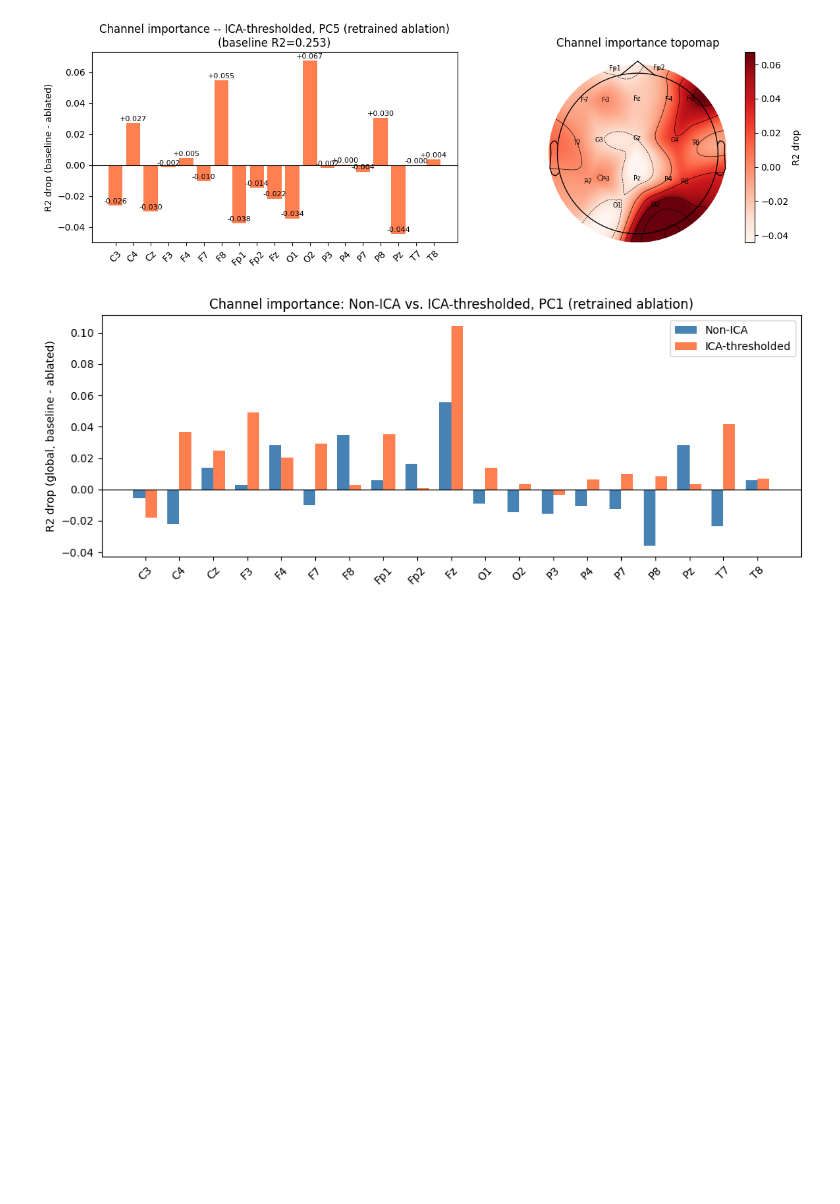
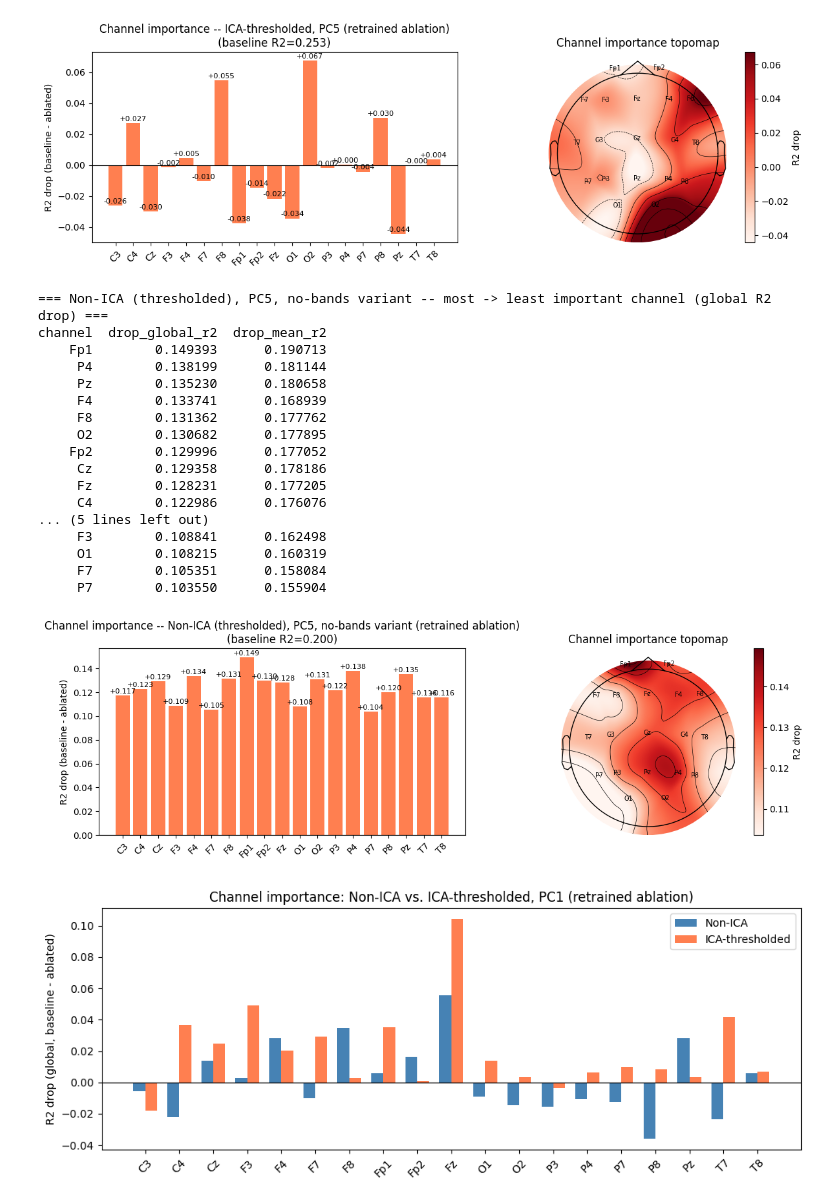
Before and after one commit to william2952/EEG_FDG_dementia, a Jupyter notebook: interpretability_analysis.ipynb, the cells around one changed output. Saved outputs shown, nothing was run; the diff lists cells and outputs as text; code cells hidden in the pictures; blank space fills up the shorter version.

```diff
--- a/interpretability_analysis.ipynb
+++ b/interpretability_analysis.ipynb
@@ -422,6 +422,11 @@ ABLATION_DATASETS = {
         "label":         f"Non-ICA (thresholded), PC{PC_NUMBER}",
         "baseline_path": f"model_data/cv_results_stratified_thresh/predictions_{PC_NUMBER}.parquet",
         "ablation_dir":  f"model_data/channel_ablation_thresh_results/PC{PC_NUMBER}",
+    },
+    "non_ica_no_bands_pc5": {
+        "label":         "Non-ICA (thresholded), PC5, no-bands variant",
+        "baseline_path": "model_data/cv_results_stratified_thresh/predictions_5.parquet",
+        "ablation_dir":  "model_data/channel_ablation_thresh_results/channel_ablation_thresh_pc5_no_bands_results",
     },
     "ica": {
         "label":         f"ICA-thresholded, PC{PC_NUMBER}",
@@ -600,6 +604,28 @@ channel  drop_global_r2  drop_mean_r2
     Fp1       -0.037531     -0.035018
      Pz       -0.044291     -0.027400
 [figure]
+# %%
+# ── Graph 3: PC5 no-bands-variant channel importance (bar + topomap) ─────
+show_channel_importance("non_ica_no_bands_pc5")
+# %% [output]
+=== Non-ICA (thresholded), PC5, no-bands variant -- most -> least important channel (global R2 drop) ===
+channel  drop_global_r2  drop_mean_r2
+    Fp1        0.149393      0.190713
+     P4        0.138199      0.181144
+     Pz        0.135230      0.180658
+     F4        0.133741      0.168939
+     F8        0.131362      0.177762
+     O2        0.130682      0.177895
+    Fp2        0.129996      0.177052
+     Cz        0.129358      0.178186
+     Fz        0.128231      0.177205
+     C4        0.122986      0.176076
+... (5 lines left out)
+     F3        0.108841      0.162498
+     O1        0.108215      0.160319
+     F7        0.105351      0.158084
+     P7        0.103550      0.155904
+[figure, added]
 # %%
 # ── Graph 3: Non-ICA vs. ICA-thresholded comparison ──────────────────────────
 pivot = ablation_summary.pivot(index="channel", columns="dataset", values="drop_global_r2").loc[ch_names]
```
Also changed, not shown: parts of 1 cell of this notebook, 2 other files.
